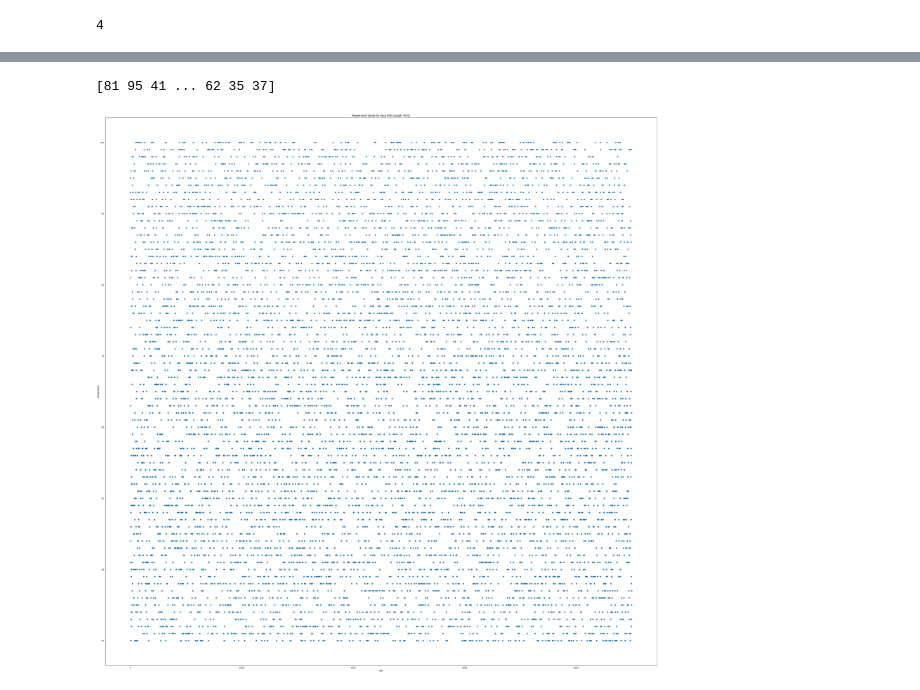
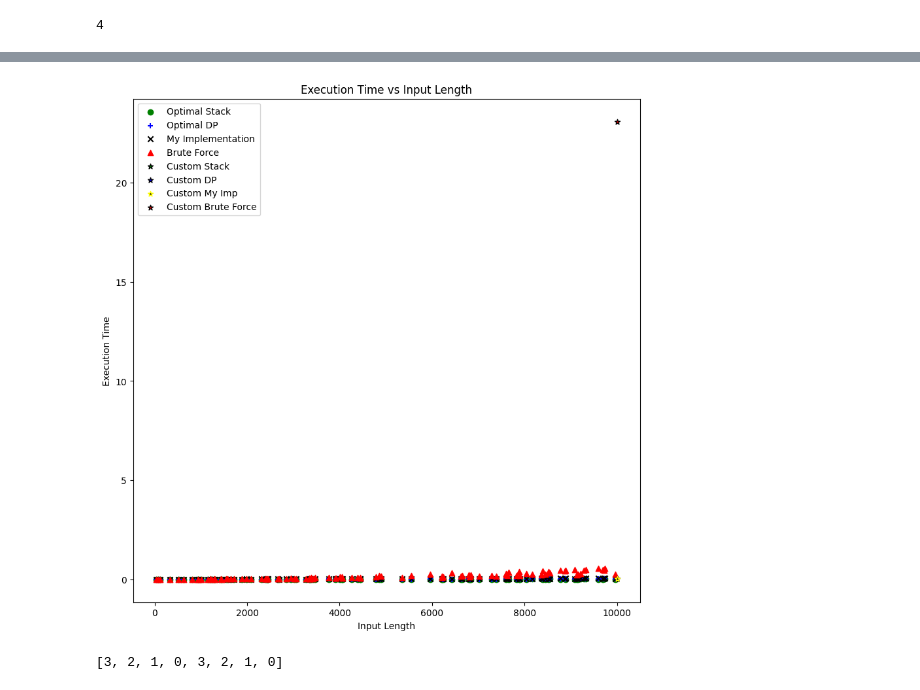
Before and after one commit to Kena-Njonge/HandsOnML, a Jupyter notebook: Chapter 4/Excursion/test_timing.ipynb, the cells around one changed output, grey strips where cells are left out. Cells and saved outputs as stored; diff of their text form; code cells hidden in the pictures.

```diff
--- a/Chapter 4/Excursion/test_timing.ipynb
+++ b/Chapter 4/Excursion/test_timing.ipynb
@@ -254,6 +268,8 @@ performance_results = test_performance([benchmark_func, dp_func, my_func,brute_f
 # %%
 # Run custom tests
-custom_performance_results = custom_test_case([benchmark_func, dp_func, my_func,brute_force_func])
+custom_performance_results = custom_test_case(
+    [benchmark_func, dp_func, my_func, brute_force_func]
+)
 # %%
 # Get the sort order by input length
 sort_order = np.argsort([len(arr) for arr in performance_results[0]])
@@ -315,17 +308,57 @@ plt.show()
-# %%
-np.argmax(sorted_times[2])
-print(sorted_inputs[90])
-# %% [output]
-[81 95 41 ... 62 35 37]
-# %%
-# Scatter plot of temperature values for outlier
-input_index = 90
-input_array = sorted_inputs[input_index]
-plt.figure(figsize=(50, 50))
-plt.scatter(range(len(input_array)), input_array)
-plt.title(f"Temperature Values for Input #{input_index} (Length: {len(input_array)})")
-plt.xlabel("Day")
-plt.ylabel("Temperature")
-plt.show()
-# %% [output]
-[figure, removed]
+# %%
+import matplotlib.pyplot as plt
+
+# Plot times vs len of array
+fig, ax = plt.subplots(1, 1, figsize=(10, 10))
+ax.scatter(lengths, sorted_times[0], marker="o", color="g", label="Optimal Stack")
+ax.scatter(lengths, sorted_times[1], marker="+", color="b", label="Optimal DP")
+ax.scatter(lengths, sorted_times[2], marker="x", color="k", label="My Implementation")
+ax.scatter(lengths, sorted_times[3], marker="^", color="r", label="Brute Force")
+
+
+# Add custom test case results as large stars at input length 10000
+custom_length = 10000
+ax.scatter(
+   [custom_length],
+   [custom_performance_results[0][0]],
+   marker="*",
+   color="g",
+   label="Custom Stack",
+   edgecolors="black",
+)
+ax.scatter(
+   [custom_length],
+   [custom_performance_results[1][0]],
+   marker="*",
+   color="b",
+   label="Custom DP",
+   edgecolors="black",
+)
+ax.scatter(
+   [custom_length],
+   [custom_performance_results[2][0]],
+   marker="*",
+   color="k",
+   label="Custom My Imp",
+   edgecolors="yellow",
+)
+ax.scatter(
+   [custom_length],
+   [custom_performance_results[3][0]],
+   marker="*",
+   color="r",
+   label="Custom Brute Force",
+   edgecolors="black",
+)
+ax.set_xlabel("Input Length")
+ax.set_ylabel("Execution Time")
+ax.set_title("Execution Time vs Input Length")
+ax.legend()
+plt.show()
+# %% [output]
+[figure, added]
+# %%
+new_sol_obj = Solution()
+new_sol_obj.myDailyTemperatures([40, 30, 30, 50, 20, 20, 10, 50])
+# %% [output]
+[3, 2, 1, 0, 3, 2, 1, 0]
```
Also changed, not shown: parts of 5 cells of this notebook, 1 other file.
